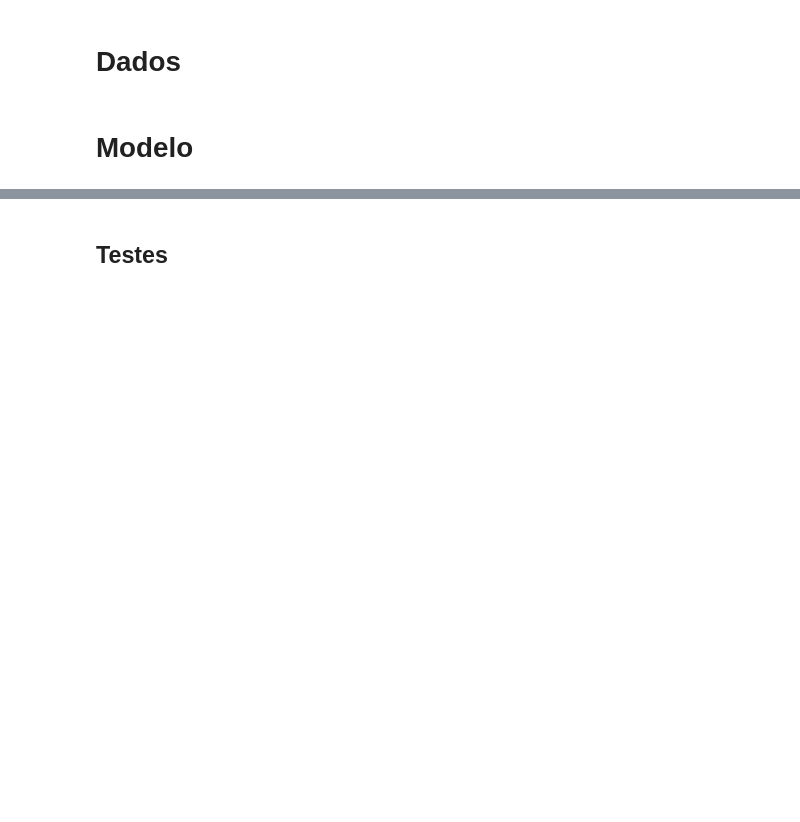
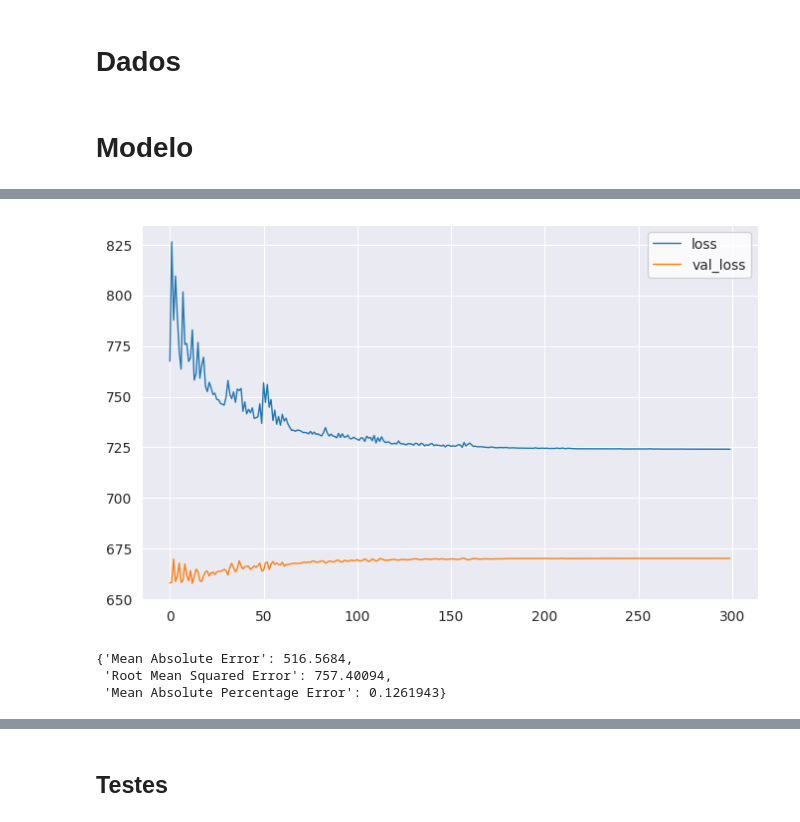
Before and after one commit to flohmannjr/PJI410, a Jupyter notebook: PJI410_modelo_futuro.ipynb, the cells around one changed output, grey strips where cells are left out. Cells and saved outputs as stored; diff of their text form; code cells hidden in the pictures; blank space fills up the shorter version.

```diff
--- a/PJI410_modelo_futuro.ipynb
+++ b/PJI410_modelo_futuro.ipynb
@@ -55,9 +55,9 @@ SAIDA_ATIVACAO = 'linear'
 PERDA       = 'mae'
 OTIMIZADOR  = Adam
 APRENDIZADO = 0.001
-METRICAS    = ['mae', 'mse']
+# METRICAS    = ['mae', 'mse']
 
-ITERACOES = 1000
+ITERACOES = 500
 
 CAMINHO_MARCOS = 'marcos'
 
@@ -115,27 +115,14 @@ for potencia in range(PROFUNDO_POTENCIA_INICIAL, PROFUNDO_POTENCIA_FINAL):
 modelo.add(Dense(units=PROFUNDO_CONSOLIDACAO, activation=CAMADA_ATIVACAO, name='camada_consolidacao'))
 modelo.add(Dense(units=HORIZONTE_TAMANHO, activation=SAIDA_ATIVACAO, name='camada_saida'))
 
-modelo.compile(loss=PERDA, optimizer=OTIMIZADOR(learning_rate=APRENDIZADO), metrics=METRICAS)
+modelo.compile(loss=PERDA, optimizer=OTIMIZADOR(learning_rate=APRENDIZADO)) #, metrics=METRICAS)
 
-modelo.fit(x=janelas_treino,
-           y=horizontes_treino,
-           epochs=ITERACOES,
-           batch_size=LOTE_TAMANHO,
-           validation_data=(janelas_teste, horizontes_teste),
-           callbacks=[ReduceLROnPlateau(monitor='val_loss', patience=100, verbose=0),
-                      criar_marco_modelo(modelo_nome, caminho=CAMINHO_MARCOS)],
-           verbose=0)
-
-modelo = load_model(os.path.join(CAMINHO_MARCOS, modelo_nome))
-
-previsoes = modelo.predict(janelas_teste, verbose=0)
-metricas  = metricas_modelo(horizontes_teste[:, -1], y_previsao=previsoes[:, -1])
-
-print(metricas)
-print()
-
-grafico_series(X_teste=X_test[-len(janelas_teste):], y_teste=horizontes_teste[:, -1],
-               X_previsao=X_test[-len(janelas_teste):], y_previsao=previsoes[:, -1])
-
-print()
+historico = modelo.fit(x=janelas_treino,
+                       y=horizontes_treino,
+                       epochs=ITERACOES,
+                       batch_size=LOTE_TAMANHO,
+                       validation_data=(janelas_teste, horizontes_teste),
+                       callbacks=[ReduceLROnPlateau(monitor='val_loss', patience=50, factor=0.3, verbose=0),
+                                  criar_marco_modelo(modelo_nome, caminho=CAMINHO_MARCOS)],
+                       verbose=0)
 # %% [output]
@@ -143,0 +131,23 @@ print()
+# %%
+chaves = ['loss', 'val_loss']
+# chaves = ['lr']
+
+# for chave in historico.history.keys():
+for chave in chaves:
+    sns.lineplot(data=historico.history[chave][200:], label=chave, linewidth=1)
+
+plt.legend(frameon=True, facecolor='white')
+plt.show()
+# %% [output]
+[figure, added]
+# %%
+modelo = load_model(os.path.join(CAMINHO_MARCOS, modelo_nome))
+
+previsoes = modelo.predict(janelas_teste, verbose=0)
+metricas  = metricas_modelo(horizontes_teste[:, -1], y_previsao=previsoes[:, -1])
+
+metricas
+# %% [output]
+{'Mean Absolute Error': 516.5684,
+ 'Root Mean Squared Error': 757.40094,
+ 'Mean Absolute Percentage Error': 0.1261943}
```
Also changed, not shown: parts of 6 cells of this notebook.
